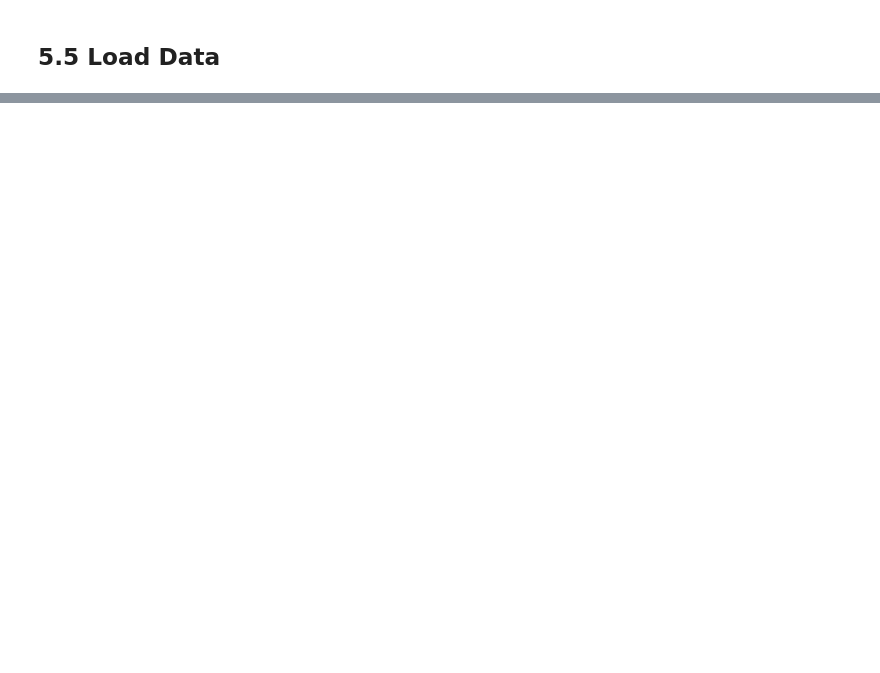
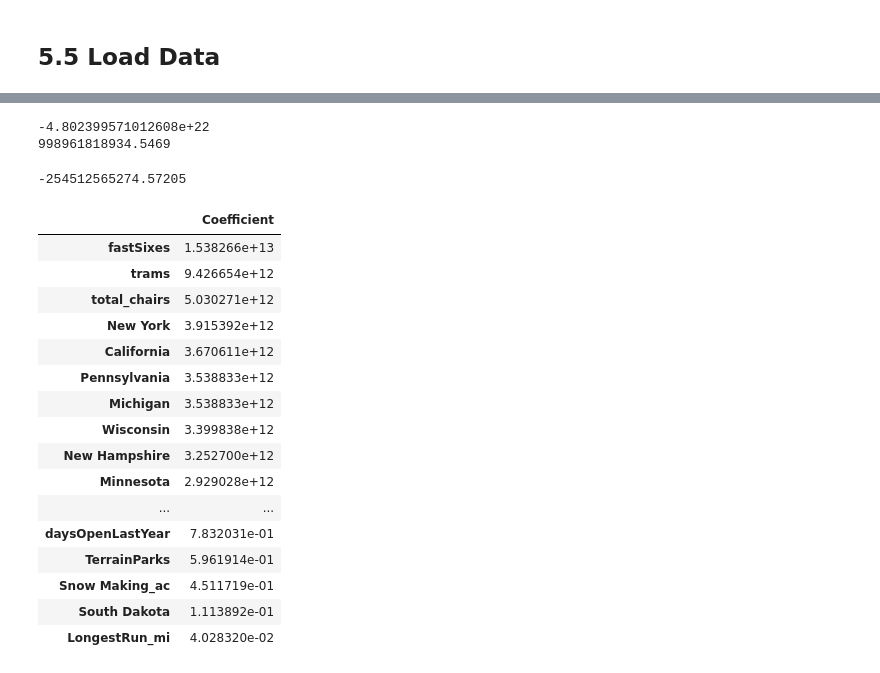
Before and after one commit to Fahiya/GuidedCapstone, a Jupyter notebook: Unit-6/FI-05_modeling.ipynb, the cells around one changed output, grey strips where cells are left out. Saved outputs shown, nothing was run; the diff lists cells and outputs as text; code cells hidden in the pictures; blank space fills up the shorter version.

```diff
--- a/Unit-6/FI-05_modeling.ipynb
+++ b/Unit-6/FI-05_modeling.ipynb
@@ -416,0 +78,11 @@ No difference whatsoever. Although the longest run feature was used in the linea
+# %%
+from  sklearn import preprocessing
+
+X = df.drop(['Name','AdultWeekend'], axis=1)
+y = df['AdultWeekend']
+scaler = preprocessing.StandardScaler().fit(X)
+X_scaled=scaler.transform(X)
+# %%
+from sklearn.model_selection import train_test_split
+y = y.ravel()
+X_train, X_test, y_train,y_test= train_test_split(X_scaled, y, test_size=0.25, random_state=1)
@@ -416,0 +94,9 @@ No difference whatsoever. Although the longest run feature was used in the linea
+# %%
+from sklearn.model_selection import train_test_split
+y = y.ravel()
+X_train, X_test, y_train,y_test= train_test_split(X_scaled, y, test_size=0.25, random_state=1)
+# %%
+from sklearn import linear_model
+from sklearn.metrics import explained_variance_score,mean_absolute_error
+lm = linear_model.LinearRegression()
+model = lm.fit(X_train,y_train)
@@ -416,0 +117,32 @@ No difference whatsoever. Although the longest run feature was used in the linea
+# %%
+from sklearn.metrics import  explained_variance_score
+from sklearn.metrics import  mean_absolute_error
+print(explained_variance_score(y_test,y_pred))
+print(mean_absolute_error(y_test,y_pred))
+# %% [output]
+-4.802399571012608e+22
+998961818934.5469
+# %%
+print(lm.intercept_)
+# %% [output]
+-254512565274.57205
+# %%
+pd.DataFrame(abs(lm.coef_), X.columns, columns=['Coefficient']).sort_values(by=['Coefficient'],ascending=False)
+# %% [output]
+|  | Coefficient |
+| fastSixes | 1.538266e+13 |
+| trams | 9.426654e+12 |
+| total_chairs | 5.030271e+12 |
+| New York | 3.915392e+12 |
+| California | 3.670611e+12 |
+| Pennsylvania | 3.538833e+12 |
+| Michigan | 3.538833e+12 |
+| Wisconsin | 3.399838e+12 |
+| New Hampshire | 3.252700e+12 |
+| Minnesota | 2.929028e+12 |
+| ... | ... |
+| daysOpenLastYear | 7.832031e-01 |
+| TerrainParks | 5.961914e-01 |
+| Snow Making_ac | 4.511719e-01 |
+| South Dakota | 1.113892e-01 |
+| LongestRun_mi | 4.028320e-02 |
```
Also changed, not shown: parts of 104 cells of this notebook.
